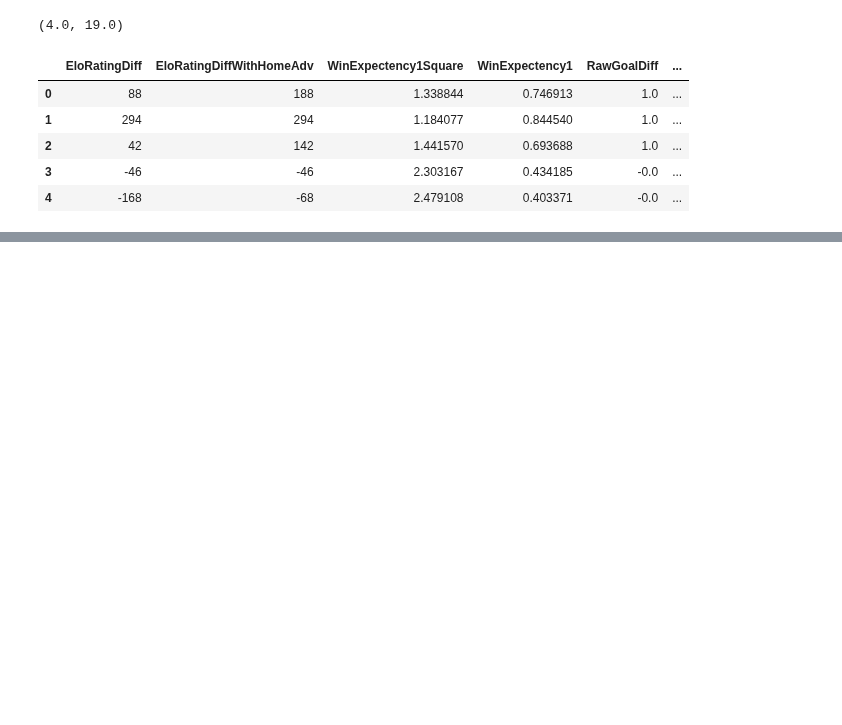
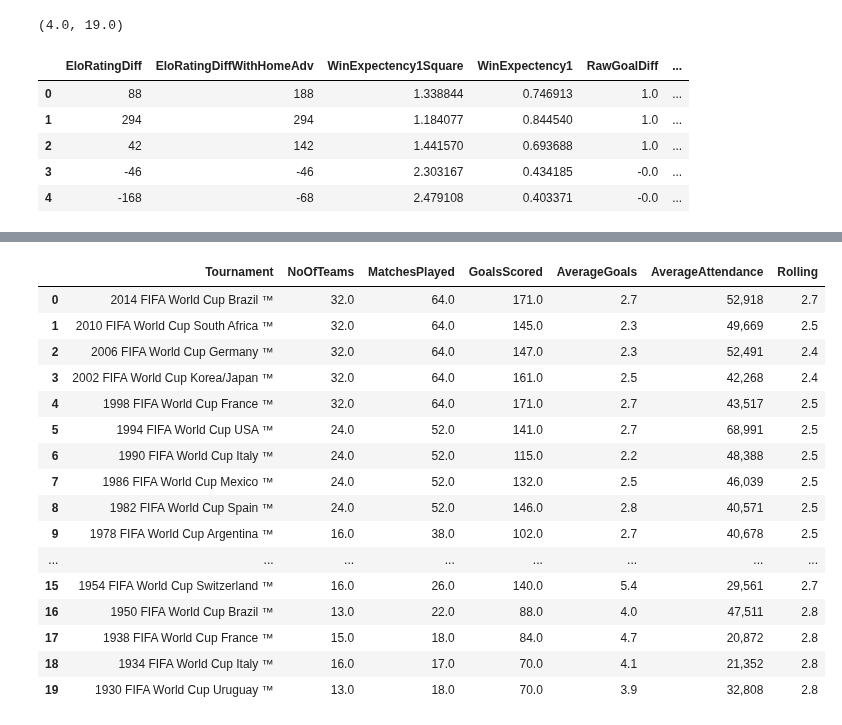
Before and after one commit to deacona/the-ball-is-round, a Jupyter notebook: notebooks/intl_01_world_cup_2018.ipynb, the cells around one changed output, grey strips where cells are left out. Drawn from its saved outputs; the diff is of its cells as text; code cells hidden in the pictures; blank space fills up the shorter version.

```diff
--- a/notebooks/intl_01_world_cup_2018.ipynb
+++ b/notebooks/intl_01_world_cup_2018.ipynb
@@ -175,0 +212,7 @@ data.describe(include="all").T
+# %%
+totals = pd.read_csv("../data/raw/fif/World_Cup_goals.csv")
+totals.columns = ["Tournament", "NoOfTeams", "MatchesPlayed", "GoalsScored", "AverageGoals", "AverageAttendance",
+                 "Rolling", "ignore_1", "ignore_2"]
+totals.drop(columns=["ignore_1", "ignore_2"], inplace=True)
+totals.dropna(axis="index", subset=["Tournament"], inplace=True)
+totals.info()
@@ -175,0 +234,20 @@ data.describe(include="all").T
+# %%
+totals
+# %% [output]
+|  | Tournament | NoOfTeams | MatchesPlayed | GoalsScored | AverageGoals | AverageAttendance | Rolling |
+| 0 | 2014 FIFA World Cup Brazil ™ | 32.0 | 64.0 | 171.0 | 2.7 | 52,918 | 2.7 |
+| 1 | 2010 FIFA World Cup South Africa ™ | 32.0 | 64.0 | 145.0 | 2.3 | 49,669 | 2.5 |
+| 2 | 2006 FIFA World Cup Germany ™ | 32.0 | 64.0 | 147.0 | 2.3 | 52,491 | 2.4 |
+| 3 | 2002 FIFA World Cup Korea/Japan ™ | 32.0 | 64.0 | 161.0 | 2.5 | 42,268 | 2.4 |
+| 4 | 1998 FIFA World Cup France ™ | 32.0 | 64.0 | 171.0 | 2.7 | 43,517 | 2.5 |
+| 5 | 1994 FIFA World Cup USA ™ | 24.0 | 52.0 | 141.0 | 2.7 | 68,991 | 2.5 |
+| 6 | 1990 FIFA World Cup Italy ™ | 24.0 | 52.0 | 115.0 | 2.2 | 48,388 | 2.5 |
+| 7 | 1986 FIFA World Cup Mexico ™ | 24.0 | 52.0 | 132.0 | 2.5 | 46,039 | 2.5 |
+| 8 | 1982 FIFA World Cup Spain ™ | 24.0 | 52.0 | 146.0 | 2.8 | 40,571 | 2.5 |
+| 9 | 1978 FIFA World Cup Argentina ™ | 16.0 | 38.0 | 102.0 | 2.7 | 40,678 | 2.5 |
+| ... | ... | ... | ... | ... | ... | ... | ... |
+| 15 | 1954 FIFA World Cup Switzerland ™ | 16.0 | 26.0 | 140.0 | 5.4 | 29,561 | 2.7 |
+| 16 | 1950 FIFA World Cup Brazil ™ | 13.0 | 22.0 | 88.0 | 4.0 | 47,511 | 2.8 |
+| 17 | 1938 FIFA World Cup France ™ | 15.0 | 18.0 | 84.0 | 4.7 | 20,872 | 2.8 |
+| 18 | 1934 FIFA World Cup Italy ™ | 16.0 | 17.0 | 70.0 | 4.1 | 21,352 | 2.8 |
+| 19 | 1930 FIFA World Cup Uruguay ™ | 13.0 | 18.0 | 70.0 | 3.9 | 32,808 | 2.8 |
```
Also changed, not shown: parts of 19 cells of this notebook, 4 other files.
